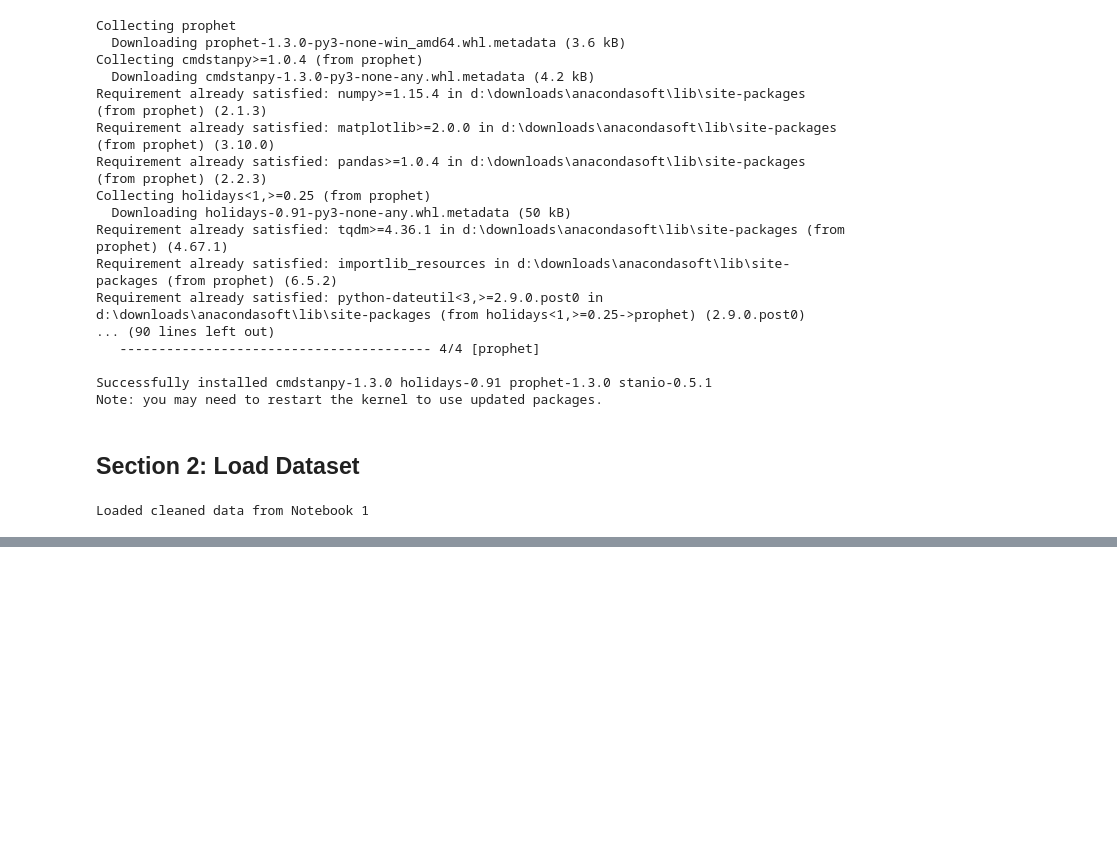
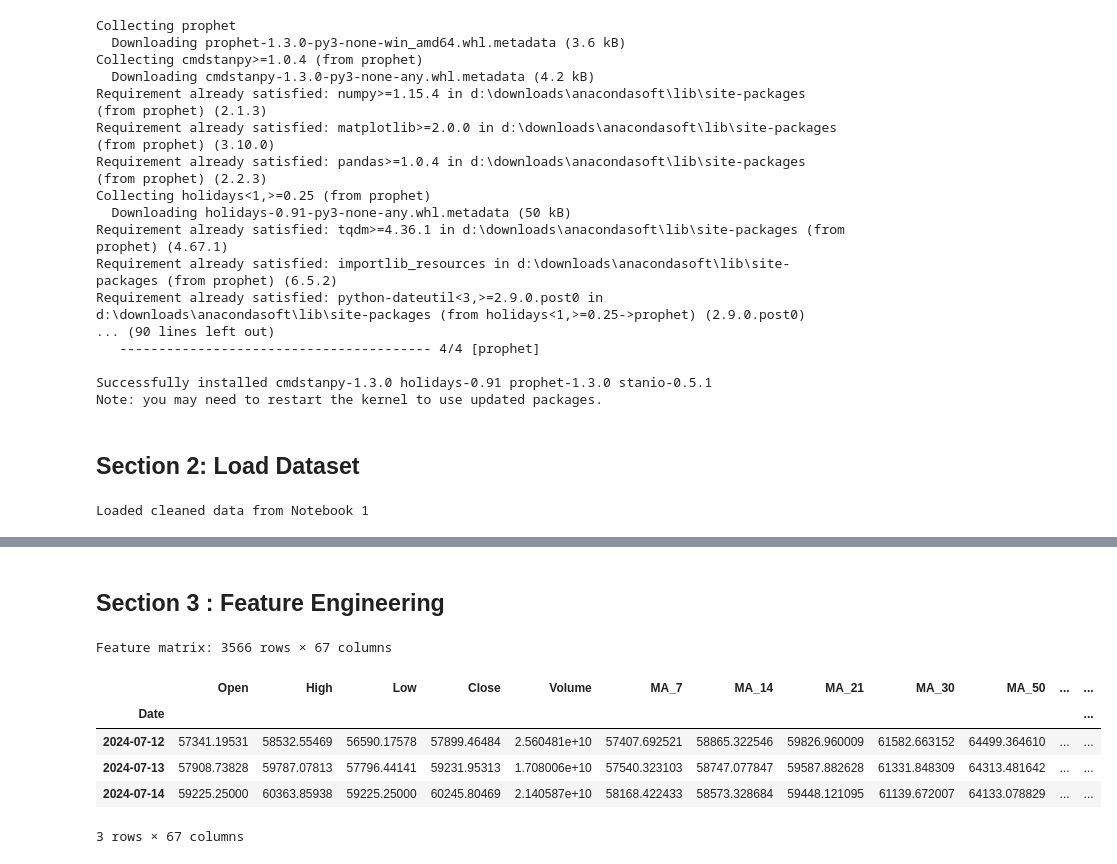
Before and after one commit to afeefanver/BitCoin-Prediction, a Jupyter notebook: Model Training.ipynb, the cells around one changed output, grey strips where cells are left out. Saved outputs shown, nothing was run; the diff lists cells and outputs as text; code cells hidden in the pictures; blank space fills up the shorter version.

```diff
--- a/Model Training.ipynb
+++ b/Model Training.ipynb
@@ -94,0 +107,2 @@ Loaded cleaned data from Notebook 1
+# %% [markdown]
+## Section 3 : Feature Engineering
@@ -94,0 +156,8 @@ Loaded cleaned data from Notebook 1
+# %%
+# ── Price Change Features ──
+d['Daily_Return']  = d['Close'].pct_change()
+d['Log_Return']    = np.log(d['Close'] / d['Close'].shift(1))
+d['Price_Change']  = d['Close'].diff()
+d['HL_Spread']     = d['High'] - d['Low']
+d['OC_Spread']     = d['Close'] - d['Open']
+d['HL_Spread_Pct'] = d['HL_Spread'] / d['Close']
@@ -94,0 +168,6 @@ Loaded cleaned data from Notebook 1
+# %%
+# ── Volume Features ──
+d['Vol_MA_7']    = d['Volume'].rolling(7).mean()
+d['Vol_MA_30']   = d['Volume'].rolling(30).mean()
+d['Vol_Change']  = d['Volume'].pct_change()
+d['Vol_Ratio']   = d['Volume'] / d['Vol_MA_30']
@@ -94,0 +185,12 @@ Loaded cleaned data from Notebook 1
+# %%
+df_feat = d
+print(f'Feature matrix: {df_feat.shape[0]} rows × {df_feat.shape[1]} columns')
+df_feat.tail(3)
+# %% [output]
+Feature matrix: 3566 rows × 67 columns
+|  | Open | High | Low | Close | Volume | MA_7 | MA_14 | MA_21 | MA_30 | MA_50 | ... | ... |
+| Date |  |  |  |  |  |  |  |  |  |  |  | ... |
+| 2024-07-12 | 57341.19531 | 58532.55469 | 56590.17578 | 57899.46484 | 2.560481e+10 | 57407.692521 | 58865.322546 | 59826.960009 | 61582.663152 | 64499.364610 | ... | ... |
+| 2024-07-13 | 57908.73828 | 59787.07813 | 57796.44141 | 59231.95313 | 1.708006e+10 | 57540.323103 | 58747.077847 | 59587.882628 | 61331.848309 | 64313.481642 | ... | ... |
+| 2024-07-14 | 59225.25000 | 60363.85938 | 59225.25000 | 60245.80469 | 2.140587e+10 | 58168.422433 | 58573.328684 | 59448.121095 | 61139.672007 | 64133.078829 | ... | ... |
+3 rows × 67 columns
```
Also changed, not shown: parts of 61 cells of this notebook.
